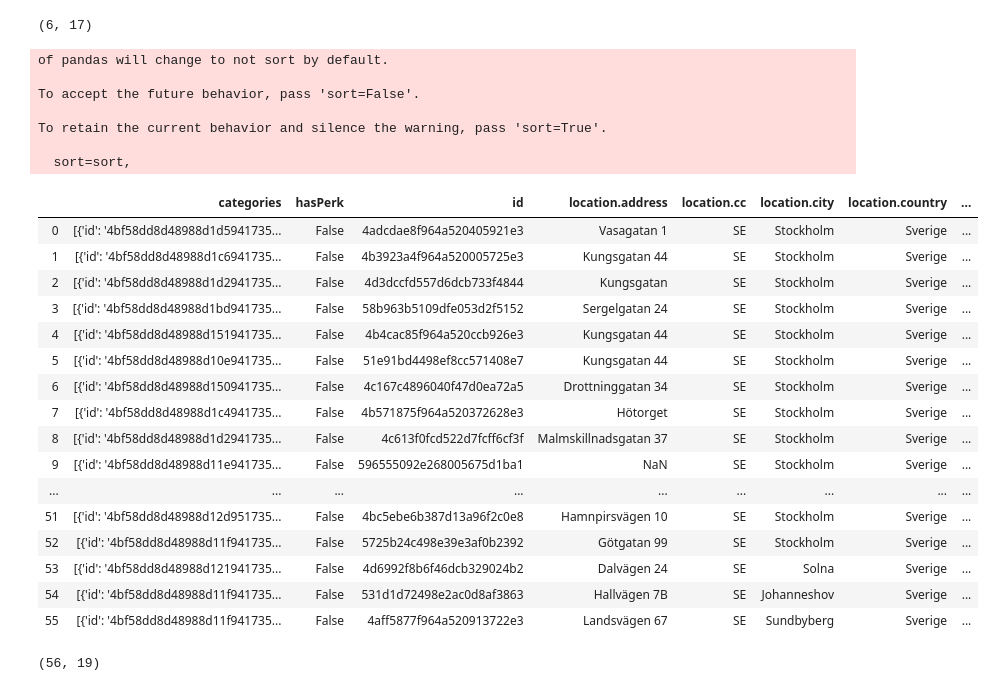
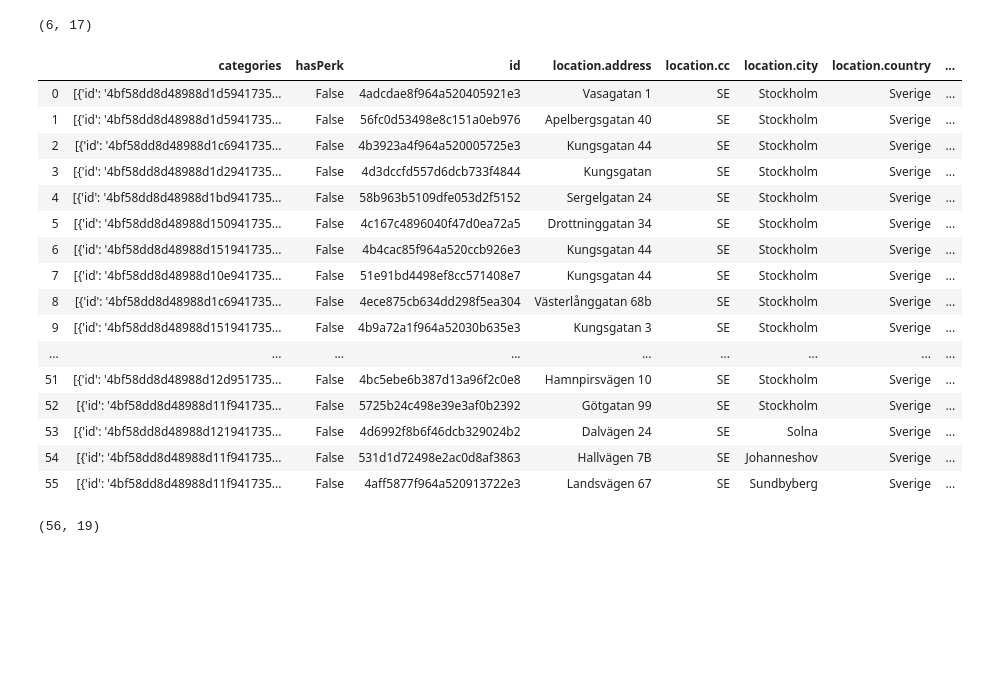
Before and after one commit to PetterWe/Coursera_Capstone, a Jupyter notebook: The optimal beer path of Stockholm, Sweden.ipynb, the cells around one changed output. Drawn from its saved outputs; the diff is of its cells as text; code cells hidden in the pictures; blank space fills up the shorter version.

```diff
--- a/The optimal beer path of Stockholm, Sweden.ipynb
+++ b/The optimal beer path of Stockholm, Sweden.ipynb
@@ -20,7 +20,7 @@ The range will be 5000 m radius from this location to make sure we get all relev
 # %%
 CLIENT_ID = 'T5YIQH0SSBIVQZBBXUP13GWFV0LCDF3EMAKVYLDVRZJHR0IC' #  Foursquare ID
 CLIENT_SECRET = 'XH2CEN5VCSORJR1XIUE0LIJ0QCXSSRCZZWNCIAM33VPEKFCB' #  Foursquare Secret
-VERSION = '20200218' #Today's date
+VERSION = '20200224' #Today's date
 LIMIT = 300
 print('Credentails:')
 print('CLIENT_ID: ' + CLIENT_ID)
@@ -34,7 +34,7 @@ Limit:  300
 # %%
 #Define URL to search for a specific query and radius
 search_query = 'Bar'
-radius = 400
+radius = 5000
 latitude = 59.331668
 longitude = 18.060226
 url = 'https://api.foursquare.com/v2/venues/search?client_id={}&client_secret={}&ll={},{}&v={}&query={}&radius={}&limit={}'.format(CLIENT_ID, CLIENT_SECRET, latitude, longitude, VERSION, search_query, radius, LIMIT)
@@ -112,27 +112,20 @@ Total_list_of_NightClubs.shape
 # %% [output]
 (6, 17)
 # %%
-Total_list=Total_list_of_bars.append(Total_list_of_NightClubs, ignore_index=True)
+Total_list=Total_list_of_bars.append(Total_list_of_NightClubs, ignore_index=True, sort=True)
 Total_list
 # %% [output]
-of pandas will change to not sort by default.
-
-To accept the future behavior, pass 'sort=False'.
-
-To retain the current behavior and silence the warning, pass 'sort=True'.
-
-  sort=sort,
 |  | categories | hasPerk | id | location.address | location.cc | location.city | location.country | ... |
 | 0 | [{'id': '4bf58dd8d48988d1d5941735... | False | 4adcdae8f964a520405921e3 | Vasagatan 1 | SE | Stockholm | Sverige | ... |
-| 1 | [{'id': '4bf58dd8d48988d1c6941735... | False | 4b3923a4f964a520005725e3 | Kungsgatan 44 | SE | Stockholm | Sverige | ... |
-| 2 | [{'id': '4bf58dd8d48988d1d2941735... | False | 4d3dccfd557d6dcb733f4844 | Kungsgatan | SE | Stockholm | Sverige | ... |
-| 3 | [{'id': '4bf58dd8d48988d1bd941735... | False | 58b963b5109dfe053d2f5152 | Sergelgatan 24 | SE | Stockholm | Sverige | ... |
-| 4 | [{'id': '4bf58dd8d48988d151941735... | False | 4b4cac85f964a520ccb926e3 | Kungsgatan 44 | SE | Stockholm | Sverige | ... |
-| 5 | [{'id': '4bf58dd8d48988d10e941735... | False | 51e91bd4498ef8cc571408e7 | Kungsgatan 44 | SE | Stockholm | Sverige | ... |
-| 6 | [{'id': '4bf58dd8d48988d150941735... | False | 4c167c4896040f47d0ea72a5 | Drottninggatan 34 | SE | Stockholm | Sverige | ... |
-| 7 | [{'id': '4bf58dd8d48988d1c4941735... | False | 4b571875f964a520372628e3 | Hötorget | SE | Stockholm | Sverige | ... |
-| 8 | [{'id': '4bf58dd8d48988d1d2941735... | False | 4c613f0fcd522d7fcff6cf3f | Malmskillnadsgatan 37 | SE | Stockholm | Sverige | ... |
-| 9 | [{'id': '4bf58dd8d48988d11e941735... | False | 596555092e268005675d1ba1 | NaN | SE | Stockholm | Sverige | ... |
+| 1 | [{'id': '4bf58dd8d48988d1d5941735... | False | 56fc0d53498e8c151a0eb976 | Apelbergsgatan 40 | SE | Stockholm | Sverige | ... |
+| 2 | [{'id': '4bf58dd8d48988d1c6941735... | False | 4b3923a4f964a520005725e3 | Kungsgatan 44 | SE | Stockholm | Sverige | ... |
+| 3 | [{'id': '4bf58dd8d48988d1d2941735... | False | 4d3dccfd557d6dcb733f4844 | Kungsgatan | SE | Stockholm | Sverige | ... |
+| 4 | [{'id': '4bf58dd8d48988d1bd941735... | False | 58b963b5109dfe053d2f5152 | Sergelgatan 24 | SE | Stockholm | Sverige | ... |
+| 5 | [{'id': '4bf58dd8d48988d150941735... | False | 4c167c4896040f47d0ea72a5 | Drottninggatan 34 | SE | Stockholm | Sverige | ... |
+| 6 | [{'id': '4bf58dd8d48988d151941735... | False | 4b4cac85f964a520ccb926e3 | Kungsgatan 44 | SE | Stockholm | Sverige | ... |
+| 7 | [{'id': '4bf58dd8d48988d10e941735... | False | 51e91bd4498ef8cc571408e7 | Kungsgatan 44 | SE | Stockholm | Sverige | ... |
+| 8 | [{'id': '4bf58dd8d48988d1c6941735... | False | 4ece875cb634dd298f5ea304 | Västerlånggatan 68b | SE | Stockholm | Sverige | ... |
+| 9 | [{'id': '4bf58dd8d48988d151941735... | False | 4b9a72a1f964a52030b635e3 | Kungsgatan 3 | SE | Stockholm | Sverige | ... |
 | ... | ... | ... | ... | ... | ... | ... | ... | ... |
 | 51 | [{'id': '4bf58dd8d48988d12d951735... | False | 4bc5ebe6b387d13a96f2c0e8 | Hamnpirsvägen 10 | SE | Stockholm | Sverige | ... |
 | 52 | [{'id': '4bf58dd8d48988d11f941735... | False | 5725b24c498e39e3af0b2392 | Götgatan 99 | SE | Stockholm | Sverige | ... |
```
Also changed, not shown: parts of 10 cells of this notebook.
